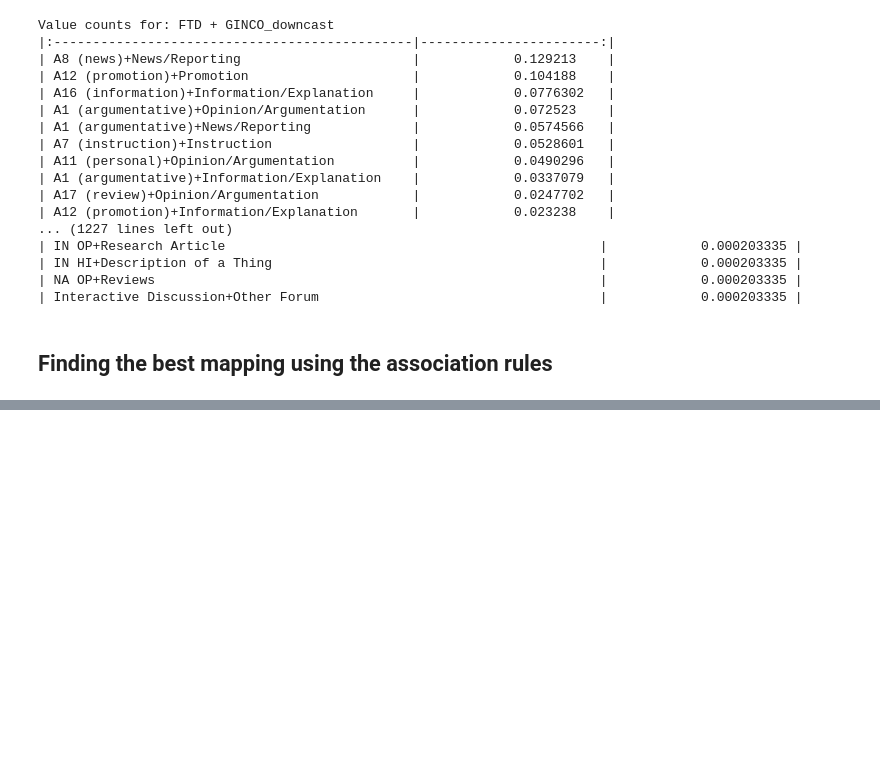
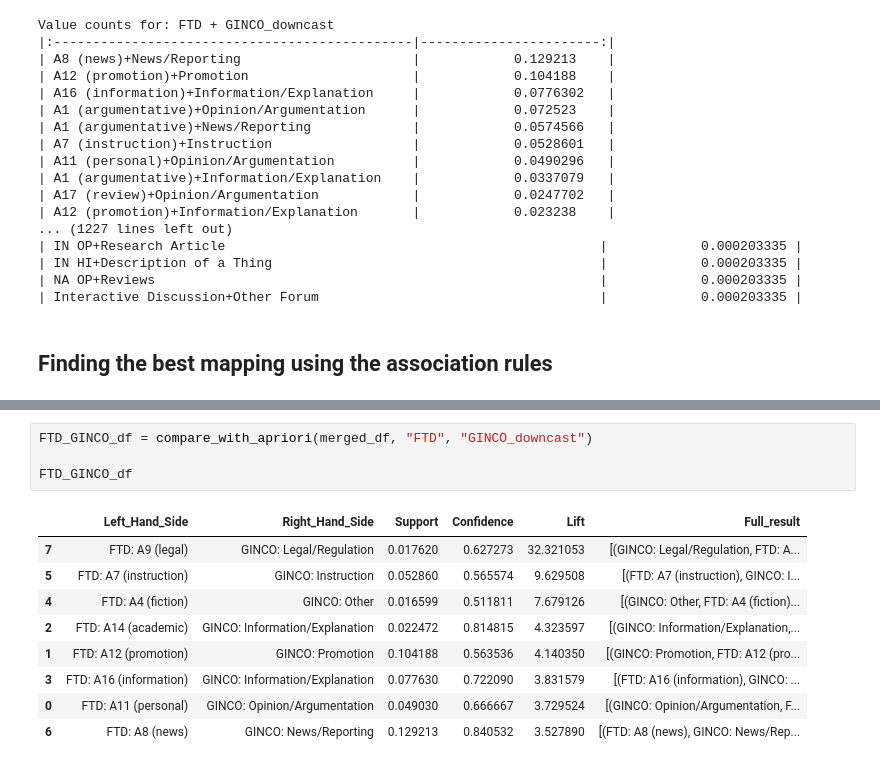
Before and after one commit to TajaKuzman/Genre-Datasets-Comparison, a Jupyter notebook: 3.5-Comparison-of-labels-improved.ipynb, the cells around one changed output, grey strips where cells are left out. Drawn from its saved outputs; the diff is of its cells as text; blank space fills up the shorter version.

```diff
--- a/3.5-Comparison-of-labels-improved.ipynb
+++ b/3.5-Comparison-of-labels-improved.ipynb
@@ -507,0 +558,14 @@ output_DataFrame.nlargest(n = 10, columns = 'Lift')
+# %%
+FTD_GINCO_df = compare_with_apriori(merged_df, "FTD", "GINCO_downcast")
+
+FTD_GINCO_df
+# %% [output]
+|  | Left_Hand_Side | Right_Hand_Side | Support | Confidence | Lift | Full_result |
+| 7 | FTD: A9 (legal) | GINCO: Legal/Regulation | 0.017620 | 0.627273 | 32.321053 | [(GINCO: Legal/Regulation, FTD: A... |
+| 5 | FTD: A7 (instruction) | GINCO: Instruction | 0.052860 | 0.565574 | 9.629508 | [(FTD: A7 (instruction), GINCO: I... |
+| 4 | FTD: A4 (fiction) | GINCO: Other | 0.016599 | 0.511811 | 7.679126 | [(GINCO: Other, FTD: A4 (fiction)... |
+| 2 | FTD: A14 (academic) | GINCO: Information/Explanation | 0.022472 | 0.814815 | 4.323597 | [(GINCO: Information/Explanation,... |
+| 1 | FTD: A12 (promotion) | GINCO: Promotion | 0.104188 | 0.563536 | 4.140350 | [(GINCO: Promotion, FTD: A12 (pro... |
+| 3 | FTD: A16 (information) | GINCO: Information/Explanation | 0.077630 | 0.722090 | 3.831579 | [(FTD: A16 (information), GINCO: ... |
+| 0 | FTD: A11 (personal) | GINCO: Opinion/Argumentation | 0.049030 | 0.666667 | 3.729524 | [(GINCO: Opinion/Argumentation, F... |
+| 6 | FTD: A8 (news) | GINCO: News/Reporting | 0.129213 | 0.840532 | 3.527890 | [(FTD: A8 (news), GINCO: News/Rep... |
```
Also changed, not shown: parts of 29 cells of this notebook, 2 other files.
